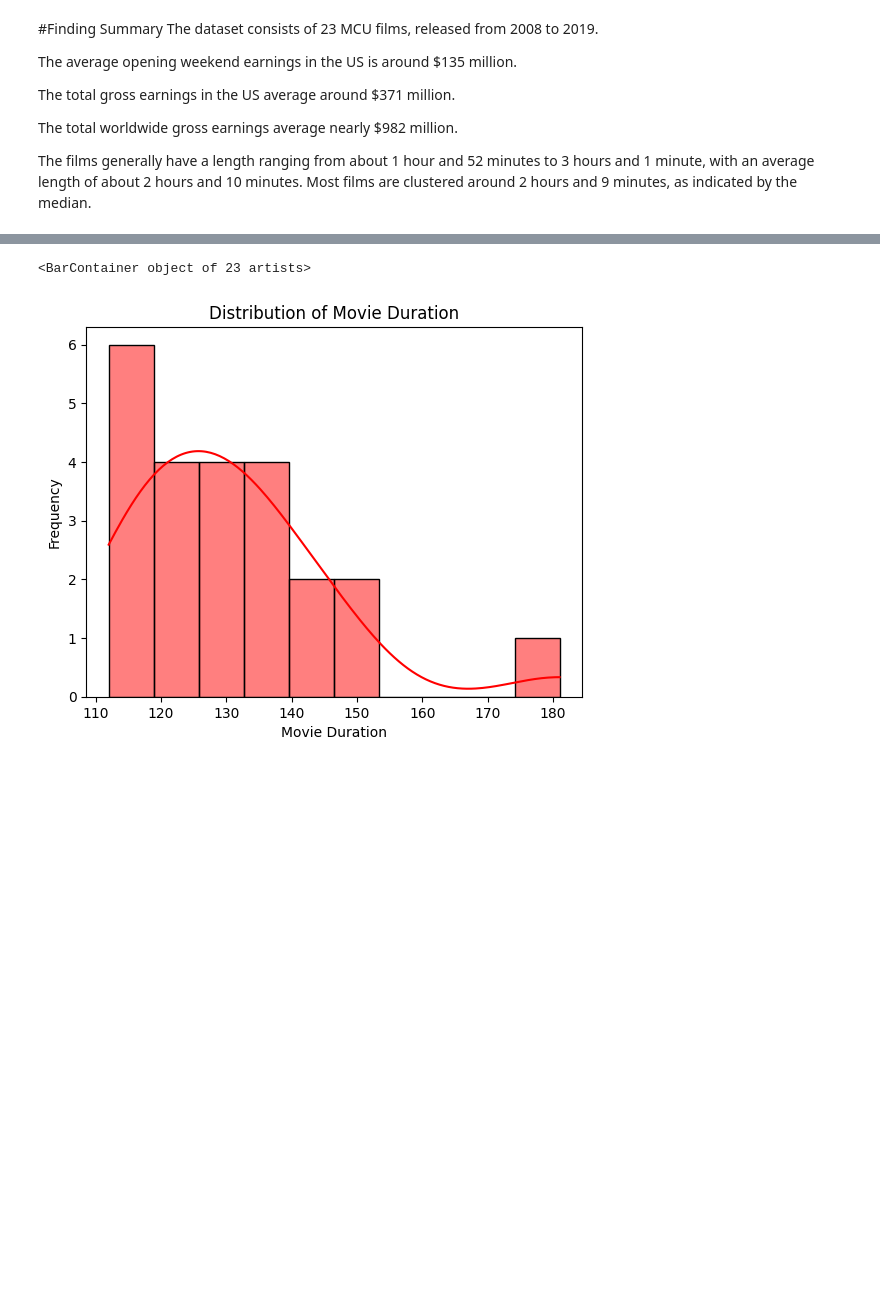
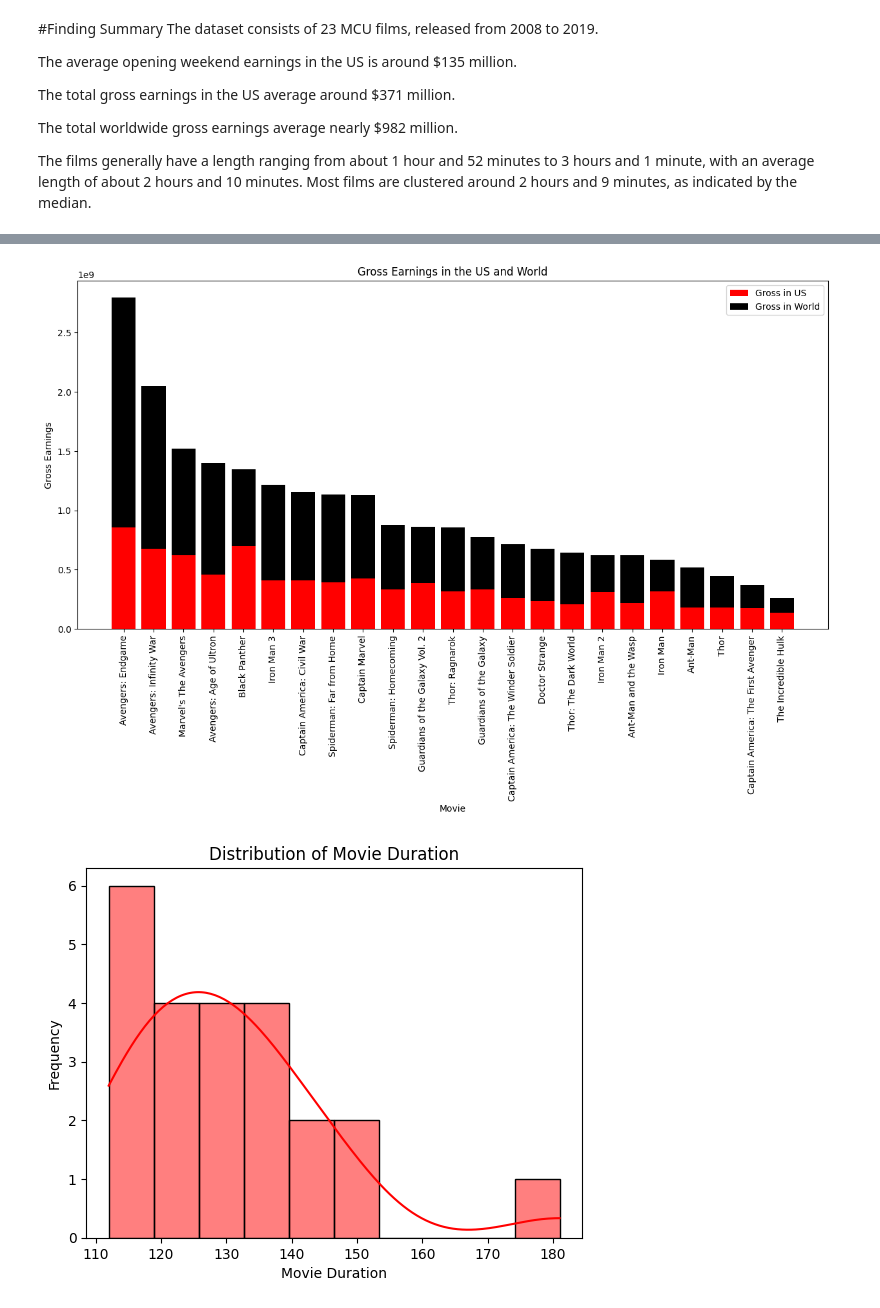
Before and after one commit to gussgary/Data-Analysis, a Jupyter notebook: Marvel Cinematic Universe/Marvel Movie Analysis.ipynb, the cells around one changed output, grey strips where cells are left out. Saved outputs shown, nothing was run; the diff lists cells and outputs as text; code cells hidden in the pictures; blank space fills up the shorter version.

```diff
--- a/Marvel Cinematic Universe/Marvel Movie Analysis.ipynb
+++ b/Marvel Cinematic Universe/Marvel Movie Analysis.ipynb
@@ -107,12 +107,32 @@ Opening Weekend Earning in US:
 4    Captain America: The First Avenger            65058524
 11                              Ant-Man            57225526
 1                   The Incredible Hulk            55414050
-# %%
-df_gross_sorted = df.sort_values('gross_world', ascending=False)
-
-#stacked barplot between world gross and us
-# %% [output]
-<BarContainer object of 23 artists>
+# %%
+df_gross_sorted = df.sort_values('gross_world', ascending=False)
+
+plt.figure(figsize=(15,7))
+
+bar1 = plt.bar(df_gross_sorted['movie'],
+               df_gross_sorted['gross_us'],
+               color = 'red',
+               label = 'Gross in US'
+               )
+
+bar2 = plt.bar(df_gross_sorted['movie'],
+               df_gross_sorted['gross_world'] - df_gross_sorted['gross_us'],
+               bottom = df_gross_sorted['gross_us'],
+               color = 'black',
+               label = 'Gross in World'
+               )
+
+plt.title('Gross Earnings in the US and World')
+plt.xlabel('Movie')
+plt.ylabel('Gross Earnings')
+plt.xticks(rotation=90)
+plt.legend()
+plt.show()
+# %% [output]
+[figure, added]
 # %%
 sns.histplot(
     data = df,
```
Also changed, not shown: parts of 1 cell of this notebook.
